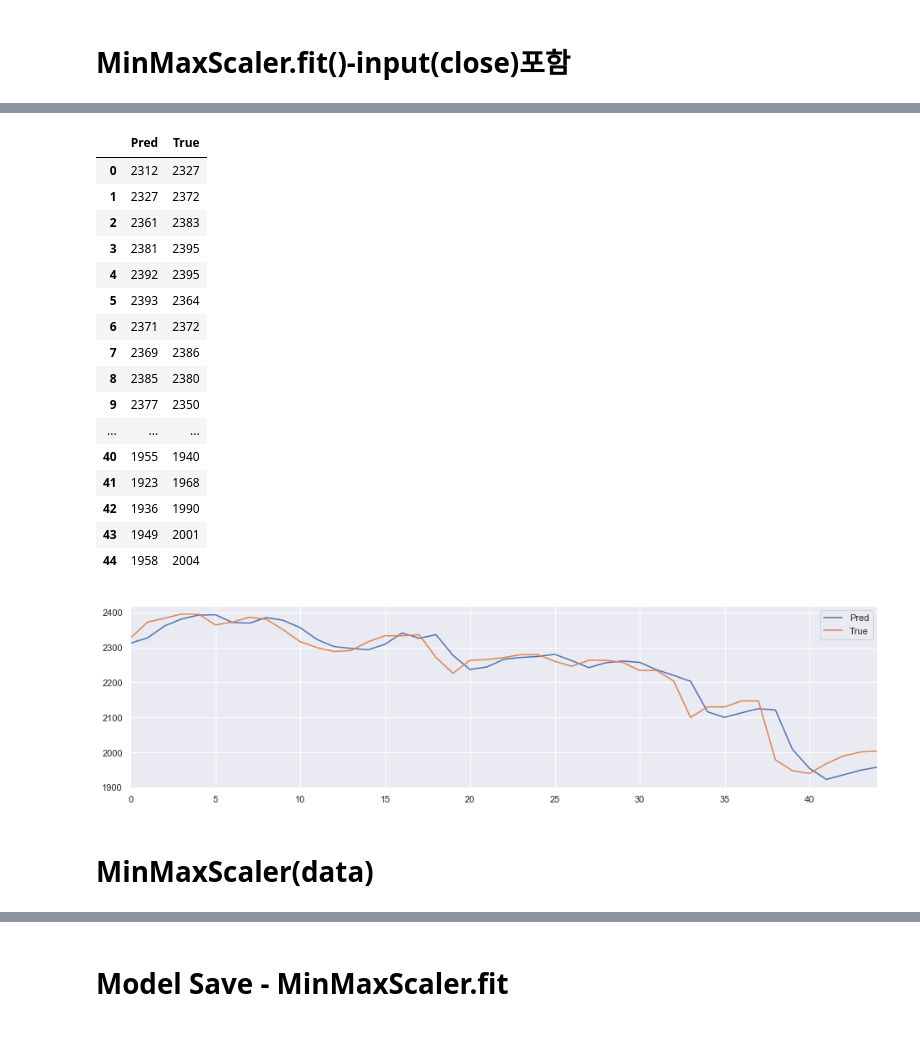
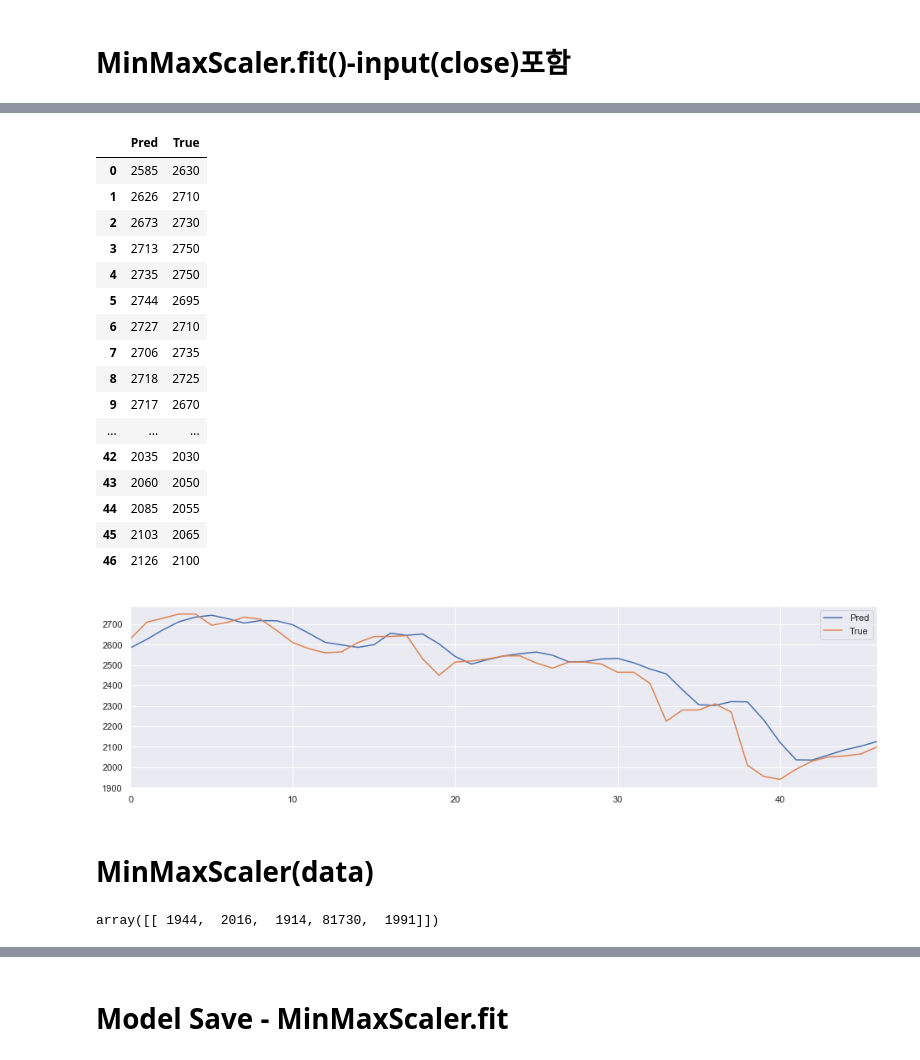
Before and after one commit to linux386/second_module, a Jupyter notebook: first.ipynb, the cells around one changed output, grey strips where cells are left out. Drawn from its saved outputs; the diff is of its cells as text; code cells hidden in the pictures.

```diff
--- a/first.ipynb
+++ b/first.ipynb
@@ -448,7 +548,7 @@ from datetime import datetime
 from datetime import timedelta
 from tqdm import tqdm
 sns.set()
-tf.compat.v1.random.set_random_seed(1234)
+tf.set_random_seed(1234)
 
 f =  open('d:\\/stock_prediction with LSTM_version-1.txt', 'a')
 print("===== Stock Prediction with LSTM_first =====", file = f)
@@ -488,7 +588,7 @@ dataset = minmax.transform(df.astype('float64')) # Close index
 
 train_size = int(len(dataset) * 0.7)
 train_set = dataset[0:train_size]
-test_set = dataset[train_size-seq_length+1:]  # Index from [train_size - seq_leng
+test_set = dataset[train_size-seq_length:]  # Index from [train_size - seq_leng
 
 # build datasets
 def build_dataset(time_series, seq_length):
@@ -588,20 +688,20 @@ predictions RMSE: 0.05428518354892731
 |  | Pred | True |
-| 0 | 2312 | 2327 |
-| 1 | 2327 | 2372 |
-| 2 | 2361 | 2383 |
-| 3 | 2381 | 2395 |
-| 4 | 2392 | 2395 |
-| 5 | 2393 | 2364 |
-| 6 | 2371 | 2372 |
-| 7 | 2369 | 2386 |
-| 8 | 2385 | 2380 |
-| 9 | 2377 | 2350 |
+| 0 | 2585 | 2630 |
+| 1 | 2626 | 2710 |
+| 2 | 2673 | 2730 |
+| 3 | 2713 | 2750 |
+| 4 | 2735 | 2750 |
+| 5 | 2744 | 2695 |
+| 6 | 2727 | 2710 |
+| 7 | 2706 | 2735 |
+| 8 | 2718 | 2725 |
+| 9 | 2717 | 2670 |
 | ... | ... | ... |
-| 40 | 1955 | 1940 |
-| 41 | 1923 | 1968 |
-| 42 | 1936 | 1990 |
-| 43 | 1949 | 2001 |
-| 44 | 1958 | 2004 |
+| 42 | 2035 | 2030 |
+| 43 | 2060 | 2050 |
+| 44 | 2085 | 2055 |
+| 45 | 2103 | 2065 |
+| 46 | 2126 | 2100 |
-[figure, old version]
+[figure, new version]
 # %% [markdown]
 # MinMaxScaler(data)
@@ -608,3 +710,8 @@ predictions RMSE: 0.05428518354892731
+# %%
+a = ((prediction_last * ((test_max - test_min) + 1e-7) + test_min).astype(int))
+a
+# %% [output]
+array([[ 1944,  2016,  1914, 81730,  1991]])
 # %%
 ### MinMaxScaler(data)
 
```
Also changed, not shown: parts of 17 cells of this notebook.
